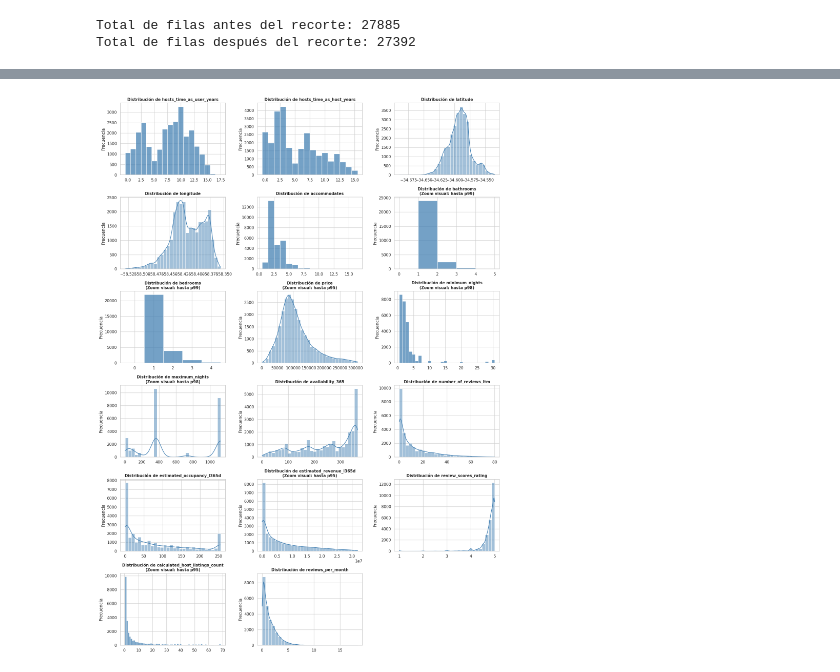
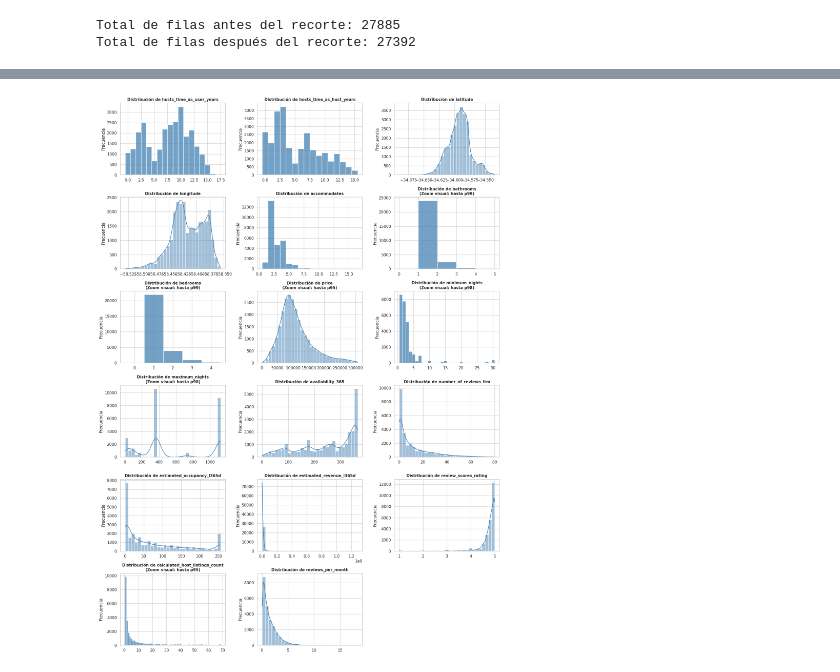
Before and after one commit to Jeronit1/AnalisisDeDatos, a Jupyter notebook: entrega.ipynb, the cells around one changed output, grey strips where cells are left out. Drawn from its saved outputs; the diff is of its cells as text; code cells hidden in the pictures.

```diff
--- a/entrega.ipynb
+++ b/entrega.ipynb
@@ -402,16 +402,13 @@ variables_numericas = [
     'review_scores_rating', 'calculated_host_listings_count', 'reviews_per_month'
 ]
 
-# Sacamos 'maximum_nights' de esta lista para que no colapse el renderizado
 variables_discretas = [
     'hosts_time_as_user_years', 'hosts_time_as_host_years', 'accommodates',
     'bathrooms', 'bedrooms', 'minimum_nights', 'calculated_host_listings_count'
 ]
 
-# Variables que requieren recorte visual por su extrema asimetría
 variables_con_zoom = {
     'price': 0.95,
-    'estimated_revenue_l365d': 0.95,
     'minimum_nights': 0.98,
     'maximum_nights': 0.98,
     'bathrooms': 0.99,
@@ -419,42 +416,47 @@ variables_con_zoom = {
     'calculated_host_listings_count': 0.95
 }
 
-# Se agrega la 'r' (raw string) para evitar el SyntaxWarning en Python 3.12+
+# Creamos una serie local para el precio (si es texto) sin modificar df_copia
 if df_copia['price'].dtype == 'object':
-    df_copia['price'] = df_copia['price'].replace(r'[\$,]', '', regex=True).astype(float)
+    s_price = df_copia['price'].replace(r'[\$,]', '', regex=True).astype(float)
+else:
+    s_price = df_copia['price']
 
 fig, axes = plt.subplots(nrows=6, ncols=3, figsize=(16, 22))
 axes = axes.flatten()
 sns.set_theme(style="whitegrid")
 
 for i, col in enumerate(variables_numericas):
     if col in df_copia.columns:
-        datos = df_copia[col].dropna()
+        # Usamos la serie local s_price si la columna es 'price', evitando mutar df_copia
+        if col == 'price':
+            datos = s_price.dropna()
+        else:
+            datos = df_copia[col].dropna()
+
         titulo = f'Distribución de {col}'
 
-        # Aplicamos el zoom si corresponde
+        # Aplicamos el zoom visual (solo afecta al gráfico, no al DataFrame)
         if col in variables_con_zoom:
             percentil = variables_con_zoom[col]
             datos = datos[datos <= datos.quantile(percentil)]
             titulo += f'\n(Zoom visual: hasta p{int(percentil*100)})'
 
         # Lógica de graficado: Discreta vs Continua
         if col in variables_discretas:
-            # Graficado discreto
             sns.histplot(datos, discrete=True, kde=False, ax=axes[i], color='steelblue')
         else:
-            # Graficado continuo (ahora maximum_nights usará este formato)
             sns.histplot(datos, bins=30, kde=True, ax=axes[i], color='steelblue')
 
         axes[i].set_title(titulo, fontweight='bold', fontsize=11)
         axes[i].set_xlabel('')
         axes[i].set_ylabel('Frecuencia')
 
 # Eliminamos los ejes sobrantes
 for j in range(i + 1, len(axes)):
     fig.delaxes(axes[j])
 
 plt.tight_layout()
 plt.show()
 # %% [output]
-[figure, old version]
+[figure, new version]
```
Also changed, not shown: parts of 13 cells of this notebook, 1 other file.
